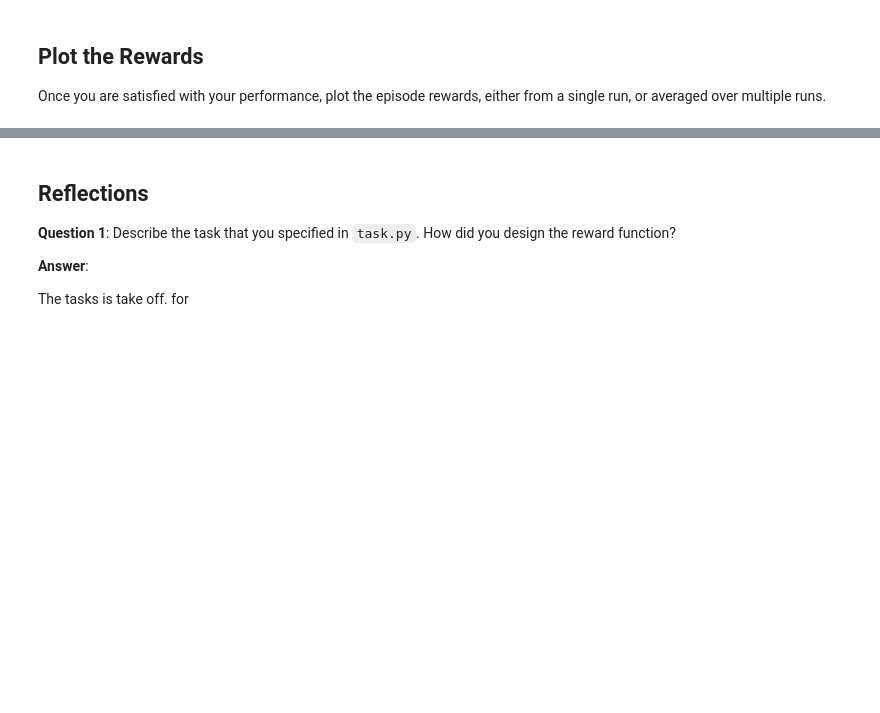
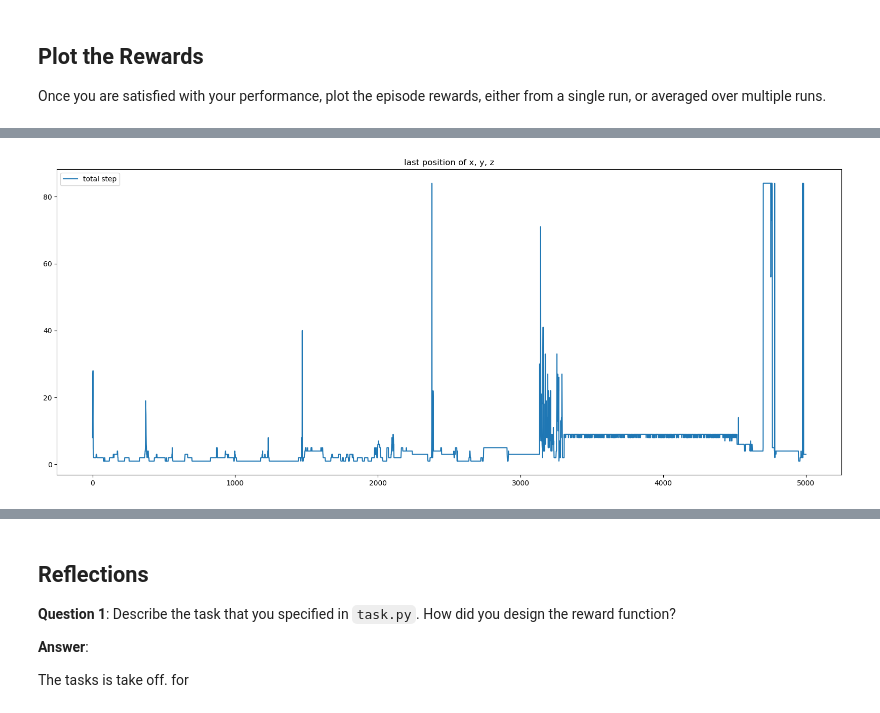
Before and after one commit to SiweiWang/RL-Quadcopter, a Jupyter notebook: Quadcopter_Project.ipynb, the cells around one changed output, grey strips where cells are left out. Saved outputs shown, nothing was run; the diff lists cells and outputs as text; code cells hidden in the pictures; blank space fills up the shorter version.

```diff
--- a/Quadcopter_Project.ipynb
+++ b/Quadcopter_Project.ipynb
@@ -292,3 +310,13 @@ total  = len(results['x'])
+# %%
+## Plot total number of steps
+plt.figure(figsize=(20,8),dpi=100)
+plt.title('last position of x, y, z')
+
+plt.plot( range(1, num_episodes+1), esp_list, label='total step')
+plt.legend()
+_ = plt.ylim()
+# %% [output]
+[figure, added]
 # %%
 import matplotlib.pyplot as plt
 %matplotlib inline
```
Also changed, not shown: parts of 22 cells of this notebook, 10 other files.
